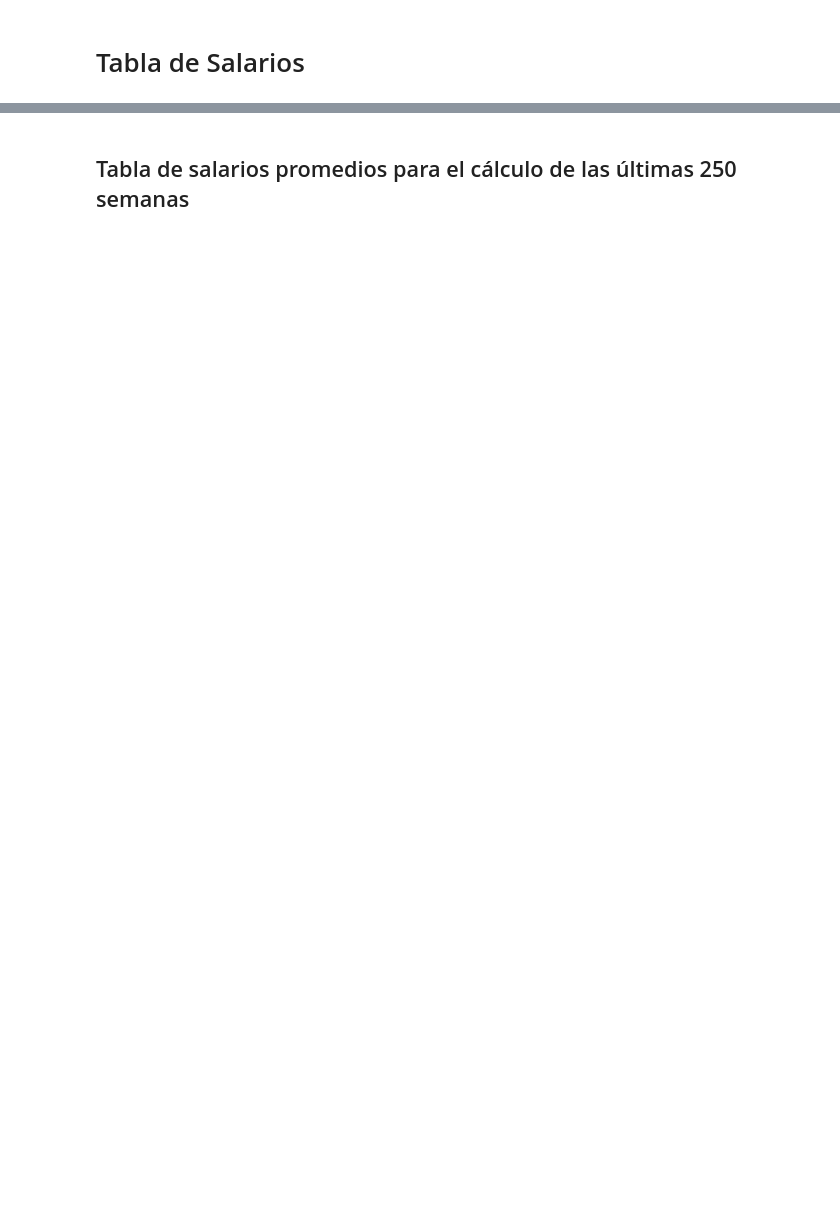
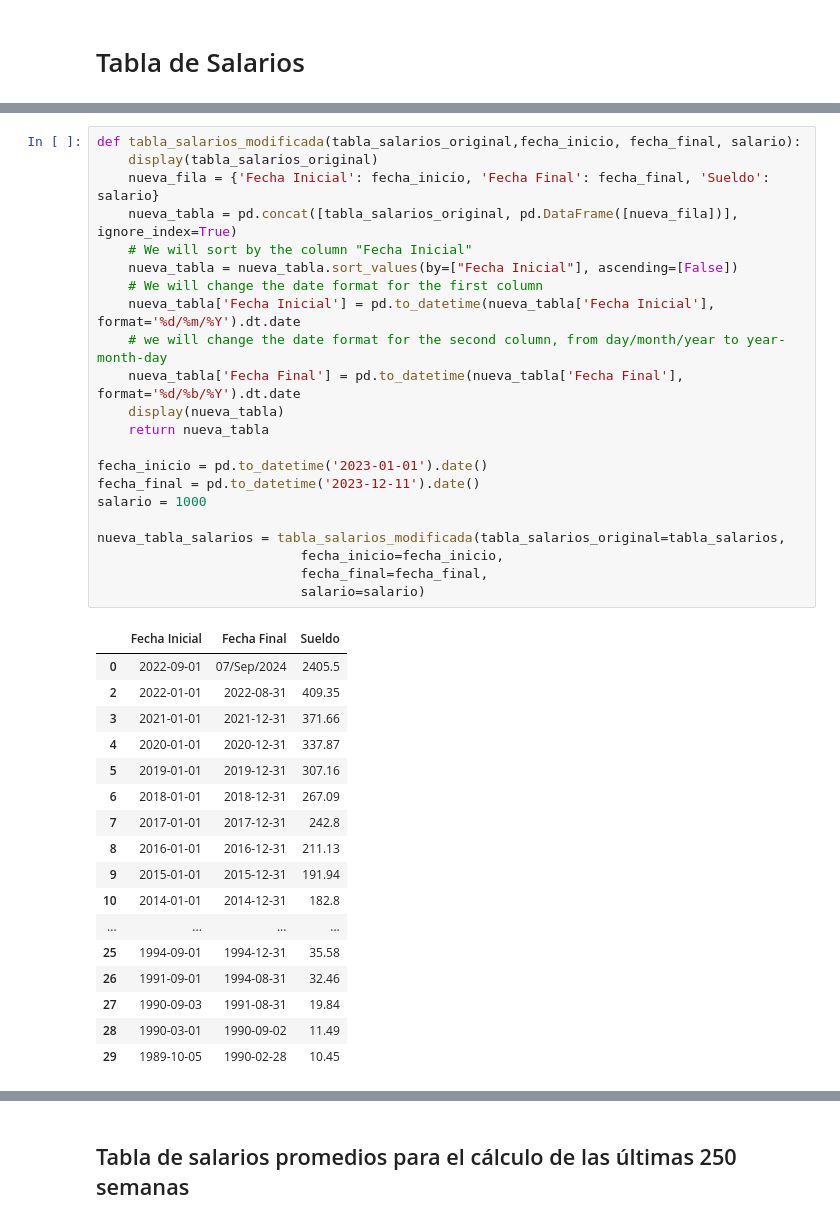
Before and after one commit to Alfonzo1114/streamlit, a Jupyter notebook: Pensiones_V2.ipynb, the cells around one changed output, grey strips where cells are left out. Saved outputs shown, nothing was run; the diff lists cells and outputs as text; blank space fills up the shorter version.

```diff
--- a/Pensiones_V2.ipynb
+++ b/Pensiones_V2.ipynb
@@ -546,0 +547,40 @@ tabla_salarios.head()
+# %%
+def tabla_salarios_modificada(tabla_salarios_original,fecha_inicio, fecha_final, salario):
+    display(tabla_salarios_original)
+    nueva_fila = {'Fecha Inicial': fecha_inicio, 'Fecha Final': fecha_final, 'Sueldo': salario}
+    nueva_tabla = pd.concat([tabla_salarios_original, pd.DataFrame([nueva_fila])], ignore_index=True)
+    # We will sort by the column "Fecha Inicial"
+    nueva_tabla = nueva_tabla.sort_values(by=["Fecha Inicial"], ascending=[False])
+    # We will change the date format for the first column
+    nueva_tabla['Fecha Inicial'] = pd.to_datetime(nueva_tabla['Fecha Inicial'], format='%d/%m/%Y').dt.date
+    # we will change the date format for the second column, from day/month/year to year-month-day
+    nueva_tabla['Fecha Final'] = pd.to_datetime(nueva_tabla['Fecha Final'], format='%d/%b/%Y').dt.date
+    display(nueva_tabla)
+    return nueva_tabla
+
+fecha_inicio = pd.to_datetime('2023-01-01').date()
+fecha_final = pd.to_datetime('2023-12-11').date()
+salario = 1000
+
+nueva_tabla_salarios = tabla_salarios_modificada(tabla_salarios_original=tabla_salarios,
+                          fecha_inicio=fecha_inicio,
+                          fecha_final=fecha_final,
+                          salario=salario)
+# %% [output]
+|  | Fecha Inicial | Fecha Final | Sueldo |
+| 0 | 2022-09-01 | 07/Sep/2024 | 2405.5 |
+| 2 | 2022-01-01 | 2022-08-31 | 409.35 |
+| 3 | 2021-01-01 | 2021-12-31 | 371.66 |
+| 4 | 2020-01-01 | 2020-12-31 | 337.87 |
+| 5 | 2019-01-01 | 2019-12-31 | 307.16 |
+| 6 | 2018-01-01 | 2018-12-31 | 267.09 |
+| 7 | 2017-01-01 | 2017-12-31 | 242.8 |
+| 8 | 2016-01-01 | 2016-12-31 | 211.13 |
+| 9 | 2015-01-01 | 2015-12-31 | 191.94 |
+| 10 | 2014-01-01 | 2014-12-31 | 182.8 |
+| ... | ... | ... | ... |
+| 25 | 1994-09-01 | 1994-12-31 | 35.58 |
+| 26 | 1991-09-01 | 1994-08-31 | 32.46 |
+| 27 | 1990-09-03 | 1991-08-31 | 19.84 |
+| 28 | 1990-03-01 | 1990-09-02 | 11.49 |
+| 29 | 1989-10-05 | 1990-02-28 | 10.45 |
```
Also changed, not shown: parts of 8 cells of this notebook, 2 other files.
